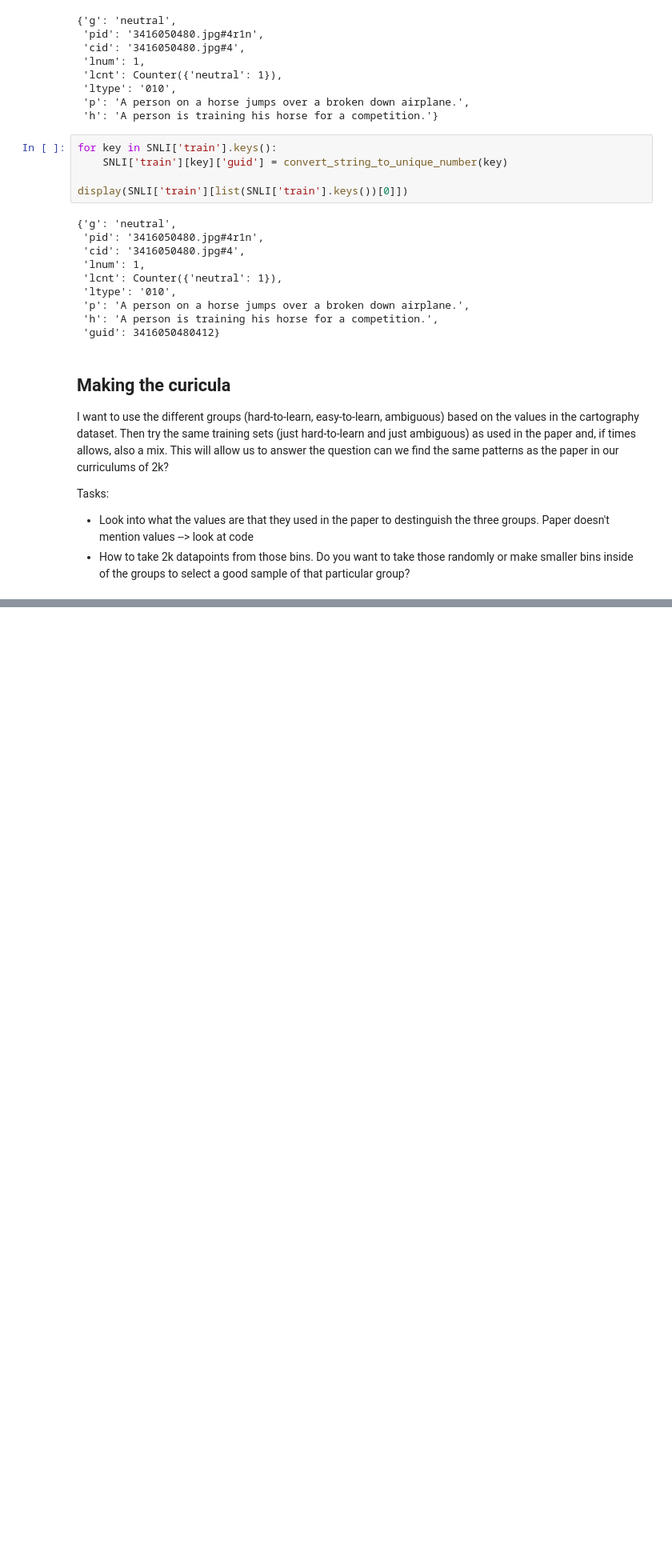
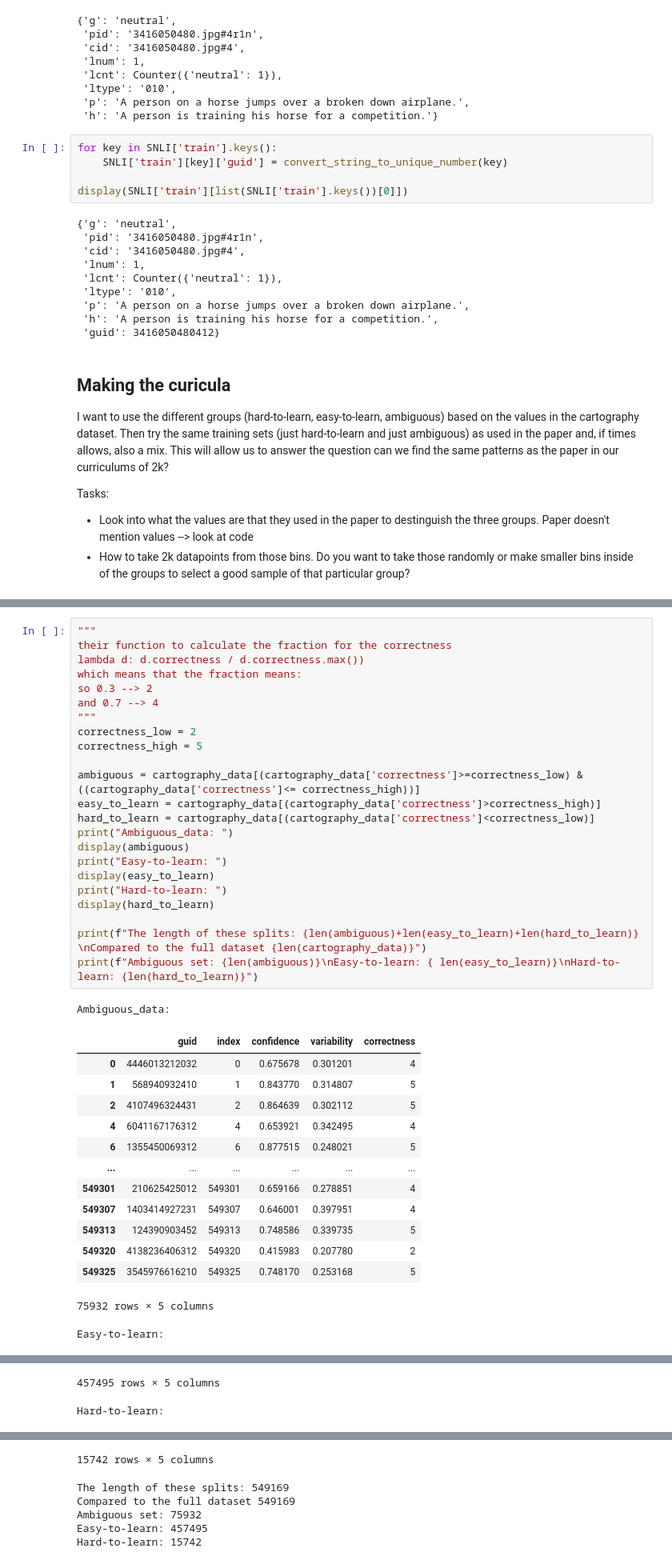
Before and after one commit to jacomijnprins/LoLa, a Jupyter notebook: cartography_selection/cartography.ipynb, the cells around one changed output, grey strips where cells are left out. Shown at 80% size. Drawn from its saved outputs; the diff is of its cells as text; blank space fills up the shorter version.

```diff
--- a/cartography_selection/cartography.ipynb
+++ b/cartography_selection/cartography.ipynb
@@ -166,0 +290,39 @@ Tasks:
+# %%
+"""
+their function to calculate the fraction for the correctness
+lambda d: d.correctness / d.correctness.max())
+which means that the fraction means:
+so 0.3 --> 2
+and 0.7 --> 4
+"""
+correctness_low = 2
+correctness_high = 5
+
+ambiguous = cartography_data[(cartography_data['correctness']>=correctness_low) & ((cartography_data['correctness']<= correctness_high))]
+easy_to_learn = cartography_data[(cartography_data['correctness']>correctness_high)]
+hard_to_learn = cartography_data[(cartography_data['correctness']<correctness_low)]
+print("Ambiguous_data: ")
+display(ambiguous)
+print("Easy-to-learn: ")
+display(easy_to_learn)
+print("Hard-to-learn: ")
+display(hard_to_learn)
+
+print(f"The length of these splits: {len(ambiguous)+len(easy_to_learn)+len(hard_to_learn)} \nCompared to the full dataset {len(cartography_data)}")
+print(f"Ambiguous set: {len(ambiguous)}\nEasy-to-learn: { len(easy_to_learn)}\nHard-to-learn: {len(hard_to_learn)}")
+# %% [output]
+Ambiguous_data:
+|  | guid | index | confidence | variability | correctness |
+| 0 | 4446013212032 | 0 | 0.675678 | 0.301201 | 4 |
+| 1 | 568940932410 | 1 | 0.843770 | 0.314807 | 5 |
+| 2 | 4107496324431 | 2 | 0.864639 | 0.302112 | 5 |
+| 4 | 6041167176312 | 4 | 0.653921 | 0.342495 | 4 |
+| 6 | 1355450069312 | 6 | 0.877515 | 0.248021 | 5 |
+| ... | ... | ... | ... | ... | ... |
+| 549301 | 210625425012 | 549301 | 0.659166 | 0.278851 | 4 |
+| 549307 | 1403414927231 | 549307 | 0.646001 | 0.397951 | 4 |
+| 549313 | 124390903452 | 549313 | 0.748586 | 0.339735 | 5 |
+| 549320 | 4138236406312 | 549320 | 0.415983 | 0.207780 | 2 |
+| 549325 | 3545976616210 | 549325 | 0.748170 | 0.253168 | 5 |
+75932 rows × 5 columns
+Easy-to-learn:
@@ -166,0 +341,2 @@ Tasks:
+457495 rows × 5 columns
+Hard-to-learn:
@@ -166,0 +355,6 @@ Tasks:
+15742 rows × 5 columns
+The length of these splits: 549169
+Compared to the full dataset 549169
+Ambiguous set: 75932
+Easy-to-learn: 457495
+Hard-to-learn: 15742
```
Also changed, not shown: parts of 12 cells of this notebook, 3 other files.
